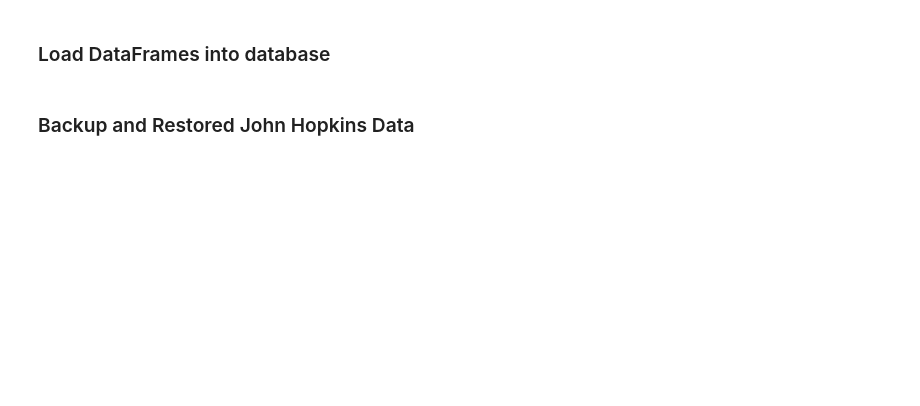
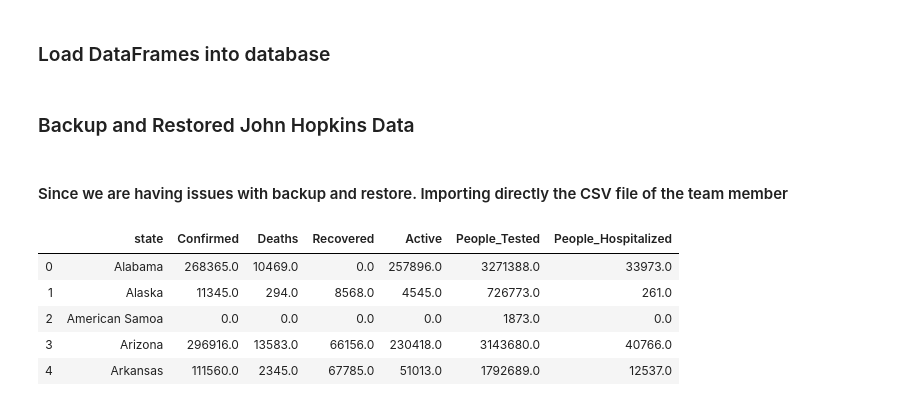
Before and after one commit to nmanduri999/ETL_project, a Jupyter notebook: ETL Project_json.ipynb, the cells around one changed output. Drawn from its saved outputs; the diff is of its cells as text; code cells hidden in the pictures; blank space fills up the shorter version.

```diff
--- a/ETL Project_json.ipynb
+++ b/ETL Project_json.ipynb
@@ -182,3 +182,16 @@ engine.table_names()
 cdc_may_group_data.to_sql(name='cdc_covid_data', con=engine, if_exists='append', index=True)
 # %% [markdown]
 ### Backup and Restored John Hopkins Data
+# %% [markdown]
+#### Since we are having issues with backup and restore. Importing directly the CSV file of the team member
+# %%
+john_hopkins_file = "criselda_ETL/raw_data/john_hopkins.csv"
+john_hopkins_df = pd.read_csv(john_hopkins_file)
+john_hopkins_df.head()
+# %% [output]
+|  | state | Confirmed | Deaths | Recovered | Active | People_Tested | People_Hospitalized |
+| 0 | Alabama | 268365.0 | 10469.0 | 0.0 | 257896.0 | 3271388.0 | 33973.0 |
+| 1 | Alaska | 11345.0 | 294.0 | 8568.0 | 4545.0 | 726773.0 | 261.0 |
+| 2 | American Samoa | 0.0 | 0.0 | 0.0 | 0.0 | 1873.0 | 0.0 |
+| 3 | Arizona | 296916.0 | 13583.0 | 66156.0 | 230418.0 | 3143680.0 | 40766.0 |
+| 4 | Arkansas | 111560.0 | 2345.0 | 67785.0 | 51013.0 | 1792689.0 | 12537.0 |
```
Also changed, not shown: parts of 11 cells of this notebook, 13 other files.
